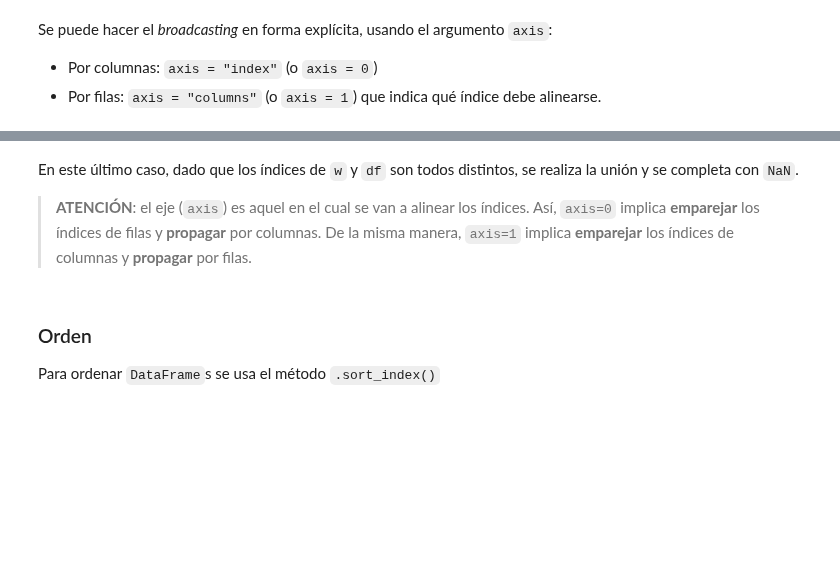
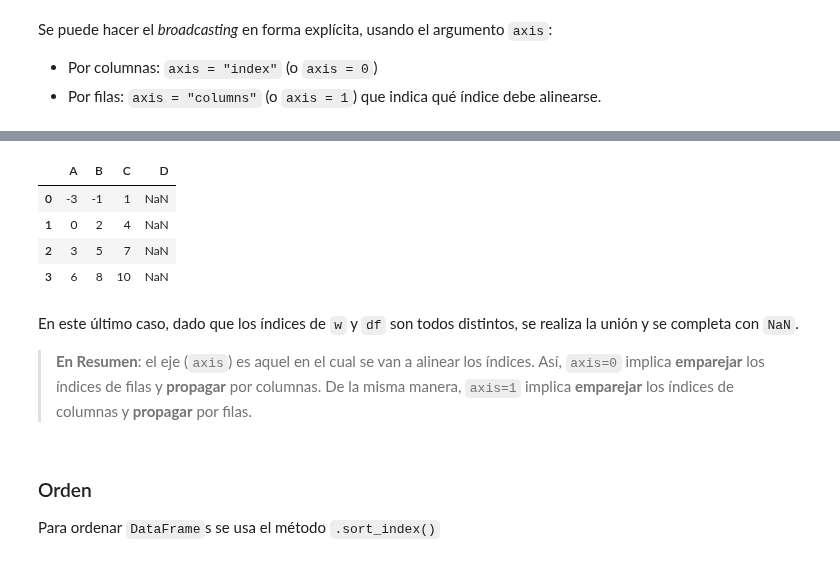
Before and after one commit to fiolj/intro-python-IB, a Jupyter notebook: clases/14_3_pandas_dataframes.ipynb, the cells around one changed output, grey strips where cells are left out. Cells and saved outputs as stored; diff of their text form; code cells hidden in the pictures; blank space fills up the shorter version.

```diff
--- a/clases/14_3_pandas_dataframes.ipynb
+++ b/clases/14_3_pandas_dataframes.ipynb
@@ -567,0 +783,3 @@ df.sub(w, axis=0) # alinea por filas, broadcasting por columnas, DataFrame - Ser
+# %%
+t = pd.Series([3,2,1,0], index = ['A', 'B', 'C', 'D'])
+display_side_by_side([df, pd.DataFrame(t)], ['df', 't'])
@@ -568,9 +799,15 @@ df.sub(w, axis=0) # alinea por filas, broadcasting por columnas, DataFrame - Ser
 # %%
-df.sub(w, axis=1) # alínea por columnas, broadcasting por filas explícito, DataFrame - Serie
+df.sub(t, axis=1) # alínea por columnas, broadcasting por filas explícito, DataFrame - Serie
+# %% [output]
+|  | A | B | C | D |
+| 0 | -3 | -1 | 1 | NaN |
+| 1 | 0 | 2 | 4 | NaN |
+| 2 | 3 | 5 | 7 | NaN |
+| 3 | 6 | 8 | 10 | NaN |
 # %% [markdown]
 En este último caso, dado que los índices de `w` y `df` son todos distintos, se realiza la unión y se completa con `NaN`.
 
-> **ATENCIÓN**: el eje (`axis`) es aquel en el cual se van a alinear los índices. Así, `axis=0` implica **emparejar** los índices de filas y **propagar**  por columnas. De la misma manera, `axis=1` implica **emparejar** los índices de columnas y **propagar** por filas.
+> **En Resumen**: el eje (`axis`) es aquel en el cual se van a alinear los índices. Así, `axis=0` implica **emparejar** los índices de filas y **propagar**  por columnas. De la misma manera, `axis=1` implica **emparejar** los índices de columnas y **propagar** por filas.
 # %% [markdown]
 ### Orden
 
```
Also changed, not shown: parts of 42 cells of this notebook, 52 other files.
